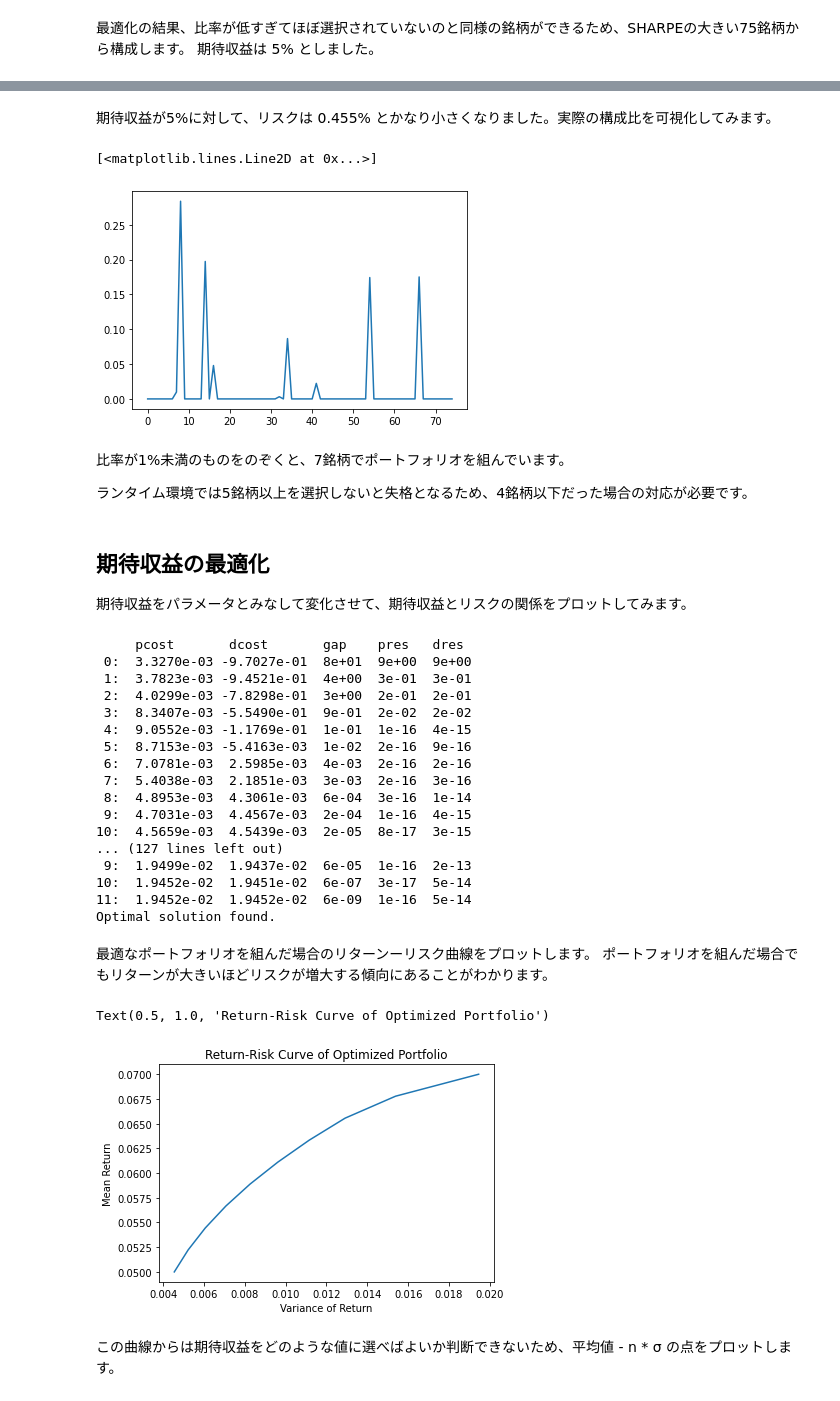
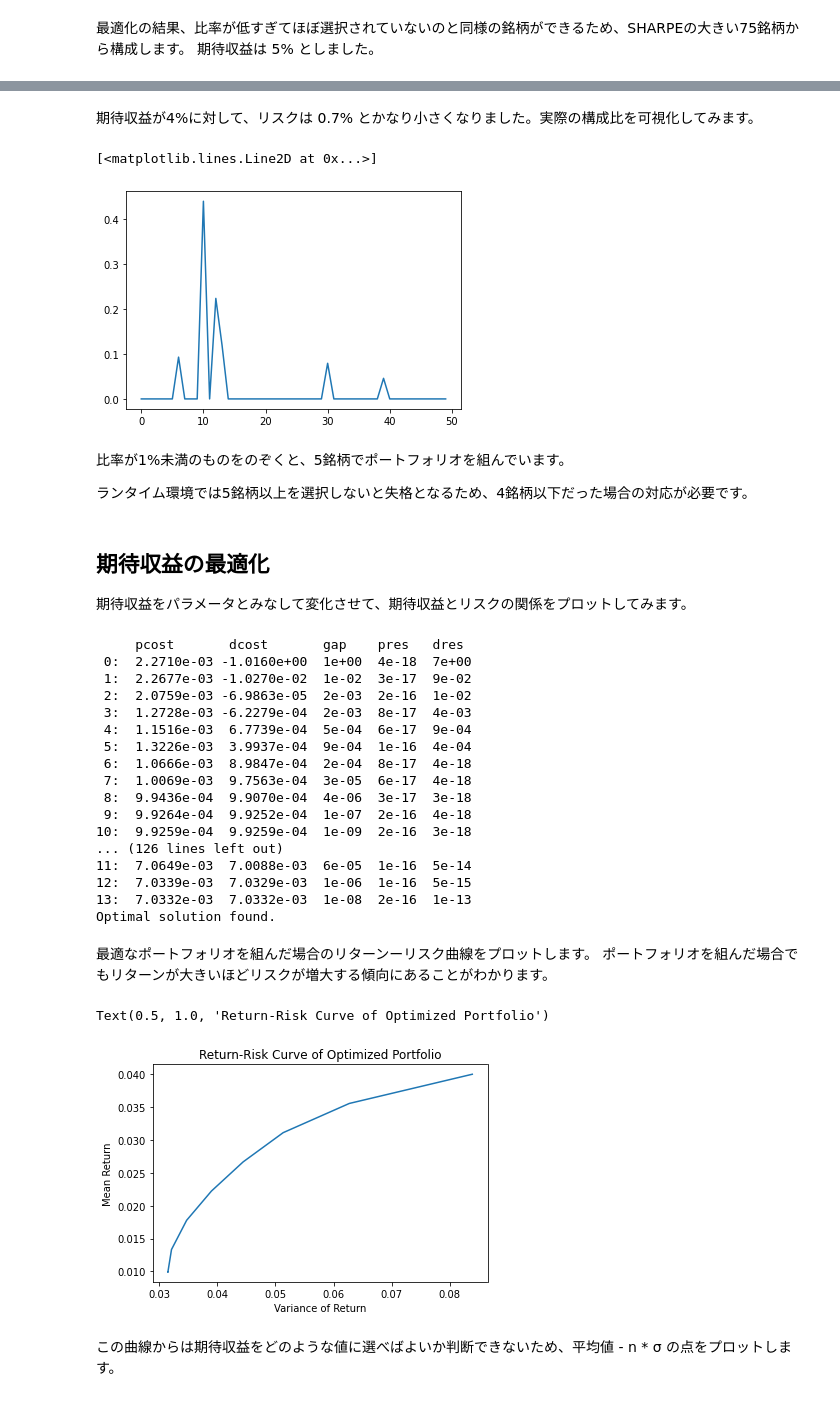
Before and after one commit to bilzard/JQuants-news, a Jupyter notebook: 002_optimum_portfolio.ipynb, the cells around one changed output, grey strips where cells are left out. Cells and saved outputs as stored; diff of their text form; code cells hidden in the pictures.

```diff
--- a/002_optimum_portfolio.ipynb
+++ b/002_optimum_portfolio.ipynb
@@ -166,5 +156,5 @@ df_per_instruments = df_per_instruments[filter_outlier]
 # %%
-df_return = df_per_instruments.pct_change(7).fillna(0)
+df_return = df_per_instruments.bfill().pct_change(5).fillna(0)
 # %% [markdown]
 マーケットのリターンを求めます。ここでは全銘柄のリターンの中央値をマーケットのリターンとします。
 # %%
@@ -280,7 +292,7 @@ def cvxopt_qp_solver(r, r_e, cov):
 最適化の結果、比率が低すぎてほぼ選択されていないのと同様の銘柄ができるため、SHARPEの大きい75銘柄から構成します。
 期待収益は 5% としました。
 # %%
-df_portfolio = df_return.loc[:,list(df_instrument.sort_values('SHARPE', ascending=False).head(75).index)]
+df_portfolio = df_return.loc[:,list(df_instrument.sort_values('SHARPE', ascending=False).head(50).index)]
 # %%
 def optimize_portfolio(df_portfolio, r_e=.05):
   r = df_portfolio.mean().values # Expected returns
@@ -296,7 +308,7 @@ def optimize_portfolio(df_portfolio, r_e=.05):
 
   return x_opt, exp_return, var_return
 # %%
-x_opt, exp_return, var_return = optimize_portfolio(df_portfolio, r_e=.05)
+x_opt, exp_return, var_return = optimize_portfolio(df_portfolio, r_e=.04)
 
 print(f'Expected return: {exp_return:5.5f}:')
 print(f'Variance of return: {var_return:5.5f}')
@@ -321,12 +334,12 @@ Variance of return: 0.00455
 # %% [markdown]
-期待収益が5%に対して、リスクは 0.455% とかなり小さくなりました。実際の構成比を可視化してみます。
+期待収益が4%に対して、リスクは 0.7% とかなり小さくなりました。実際の構成比を可視化してみます。
 # %%
 plt.plot(x_opt)
 # %% [output]
 [<matplotlib.lines.Line2D at 0x...>]
-[figure, old version]
+[figure, new version]
 # %% [markdown]
-比率が1%未満のものをのぞくと、7銘柄でポートフォリオを組んでいます。
+比率が1%未満のものをのぞくと、5銘柄でポートフォリオを組んでいます。
 
 ランタイム環境では5銘柄以上を選択しないと失格となるため、4銘柄以下だった場合の対応が必要です。
 # %% [markdown]
@@ -336,26 +349,26 @@ plt.plot(x_opt)
 # %%
 portfolios = []
 
-for r_e in np.linspace(0.05, 0.07, 10):
+for r_e in np.linspace(0.00, 0.04, 10):
   x_opt, exp_return, var_return = optimize_portfolio(df_portfolio, r_e=r_e)
   portfolios.append((x_opt, exp_return, var_return, r_e))
 # %% [output]
      pcost       dcost       gap    pres   dres
- 0:  3.3270e-03 -9.7027e-01  8e+01  9e+00  9e+00
- 1:  3.7823e-03 -9.4521e-01  4e+00  3e-01  3e-01
- 2:  4.0299e-03 -7.8298e-01  3e+00  2e-01  2e-01
- 3:  8.3407e-03 -5.5490e-01  9e-01  2e-02  2e-02
- 4:  9.0552e-03 -1.1769e-01  1e-01  1e-16  4e-15
- 5:  8.7153e-03 -5.4163e-03  1e-02  2e-16  9e-16
- 6:  7.0781e-03  2.5985e-03  4e-03  2e-16  2e-16
- 7:  5.4038e-03  2.1851e-03  3e-03  2e-16  3e-16
- 8:  4.8953e-03  4.3061e-03  6e-04  3e-16  1e-14
- 9:  4.7031e-03  4.4567e-03  2e-04  1e-16  4e-15
-10:  4.5659e-03  4.5439e-03  2e-05  8e-17  3e-15
-... (127 lines left out)
- 9:  1.9499e-02  1.9437e-02  6e-05  1e-16  2e-13
-10:  1.9452e-02  1.9451e-02  6e-07  3e-17  5e-14
-11:  1.9452e-02  1.9452e-02  6e-09  1e-16  5e-14
+ 0:  2.2710e-03 -1.0160e+00  1e+00  4e-18  7e+00
+ 1:  2.2677e-03 -1.0270e-02  1e-02  3e-17  9e-02
+ 2:  2.0759e-03 -6.9863e-05  2e-03  2e-16  1e-02
+ 3:  1.2728e-03 -6.2279e-04  2e-03  8e-17  4e-03
+ 4:  1.1516e-03  6.7739e-04  5e-04  6e-17  9e-04
+ 5:  1.3226e-03  3.9937e-04  9e-04  1e-16  4e-04
+ 6:  1.0666e-03  8.9847e-04  2e-04  8e-17  4e-18
+ 7:  1.0069e-03  9.7563e-04  3e-05  6e-17  4e-18
+ 8:  9.9436e-04  9.9070e-04  4e-06  3e-17  3e-18
+ 9:  9.9264e-04  9.9252e-04  1e-07  2e-16  4e-18
+10:  9.9259e-04  9.9259e-04  1e-09  2e-16  3e-18
+... (126 lines left out)
+11:  7.0649e-03  7.0088e-03  6e-05  1e-16  5e-14
+12:  7.0339e-03  7.0329e-03  1e-06  1e-16  5e-15
+13:  7.0332e-03  7.0332e-03  1e-08  2e-16  1e-13
 Optimal solution found.
 # %% [markdown]
 最適なポートフォリオを組んだ場合のリターンーリスク曲線をプロットします。
@@ -363,14 +376,14 @@ Optimal solution found.
 # %%
 mean = np.array([elem[1] for elem in portfolios])
 variance = np.array([elem[2] for elem in portfolios])
 
-plt.plot(variance, mean)
+plt.plot(np.sqrt(variance), mean)
 plt.ylabel('Mean Return')
 plt.xlabel('Variance of Return')
 plt.title('Return-Risk Curve of Optimized Portfolio')
 # %% [output]
 Text(0.5, 1.0, 'Return-Risk Curve of Optimized Portfolio')
-[figure, old version]
+[figure, new version]
 # %% [markdown]
 この曲線からは期待収益をどのような値に選べばよいか判断できないため、平均値 - n * σ の点をプロットします。
 # %%
```
Also changed, not shown: parts of 16 cells of this notebook.
